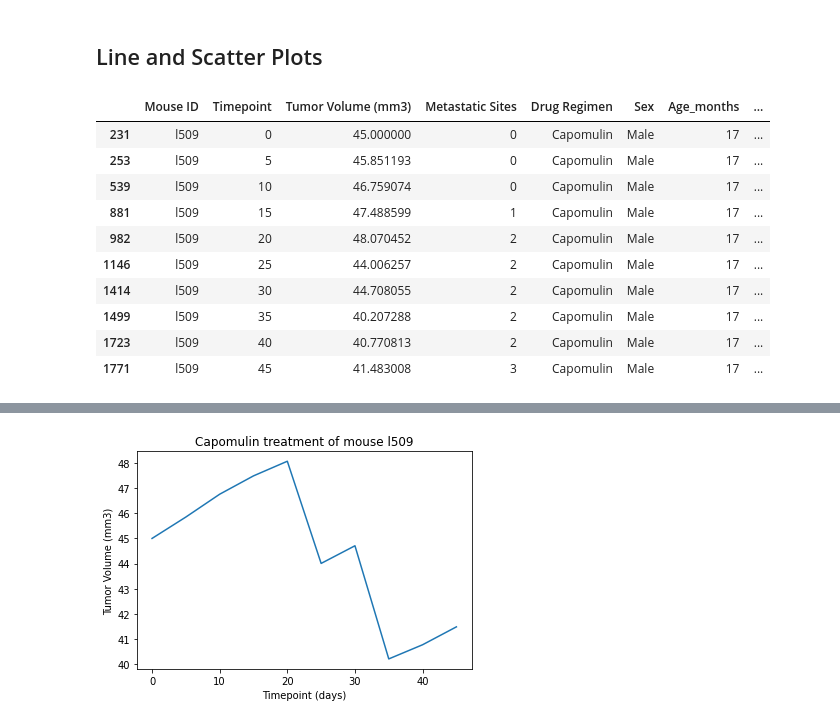
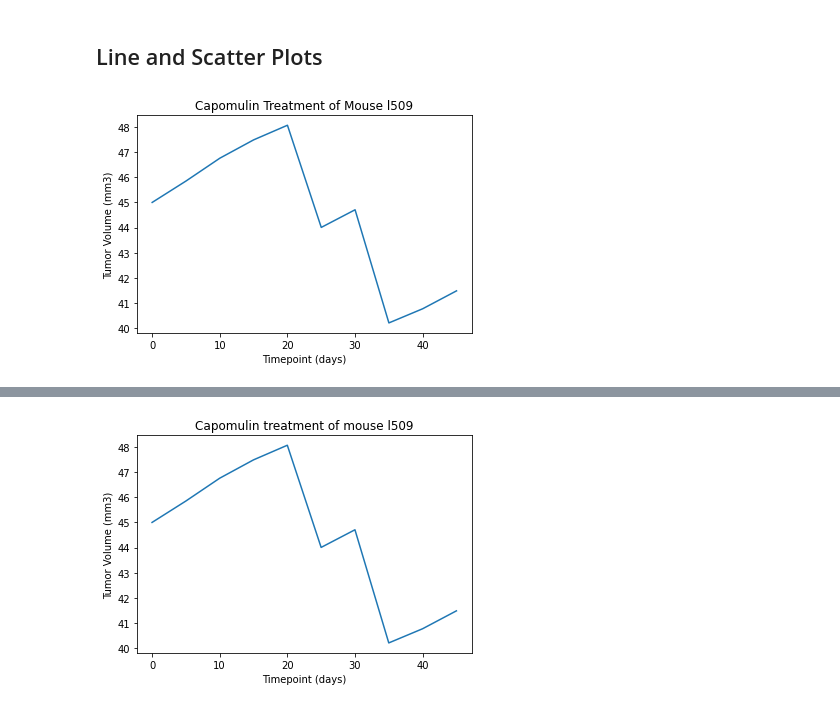
Before and after one commit to 33north/05__Matplotlib__matplotlib-challenge, a Jupyter notebook: pymaceuticals_starter.ipynb, the cells around one changed output, grey strips where cells are left out. Drawn from its saved outputs; the diff is of its cells as text; code cells hidden in the pictures.

```diff
--- a/pymaceuticals_starter.ipynb
+++ b/pymaceuticals_starter.ipynb
@@ -346,16 +347,14 @@ Ceftamin's potential outliers: Series([], Name: Tumor Volume (mm3), dtype: float
 # %%
 capomulin_drug_df = mouse_study_data_df.loc[(mouse_study_data_df["Drug Regimen"] == "Capomulin"), :]
 mouse_l509 = capomulin_drug_df.loc[(capomulin_drug_df["Mouse ID"] == "l509"), :]
-mouse_l509
+
+mouse_l509_timepoint = mouse_l509["Timepoint"]
+mouse_l509_tumor_vol = mouse_l509["Tumor Volume (mm3)"]
+
+plt.plot(mouse_l509_timepoint, mouse_l509_tumor_vol)
+plt.title("Capomulin Treatment of Mouse l509")
+plt.xlabel("Timepoint (days)")
+plt.ylabel("Tumor Volume (mm3)")
+plt.show()
 # %% [output]
-|  | Mouse ID | Timepoint | Tumor Volume (mm3) | Metastatic Sites | Drug Regimen | Sex | Age_months | ... |
-| 231 | l509 | 0 | 45.000000 | 0 | Capomulin | Male | 17 | ... |
-| 253 | l509 | 5 | 45.851193 | 0 | Capomulin | Male | 17 | ... |
-| 539 | l509 | 10 | 46.759074 | 0 | Capomulin | Male | 17 | ... |
-| 881 | l509 | 15 | 47.488599 | 1 | Capomulin | Male | 17 | ... |
-| 982 | l509 | 20 | 48.070452 | 2 | Capomulin | Male | 17 | ... |
-| 1146 | l509 | 25 | 44.006257 | 2 | Capomulin | Male | 17 | ... |
-| 1414 | l509 | 30 | 44.708055 | 2 | Capomulin | Male | 17 | ... |
-| 1499 | l509 | 35 | 40.207288 | 2 | Capomulin | Male | 17 | ... |
-| 1723 | l509 | 40 | 40.770813 | 2 | Capomulin | Male | 17 | ... |
-| 1771 | l509 | 45 | 41.483008 | 3 | Capomulin | Male | 17 | ... |
+[figure, added]
```
Also changed, not shown: parts of 5 cells of this notebook.
